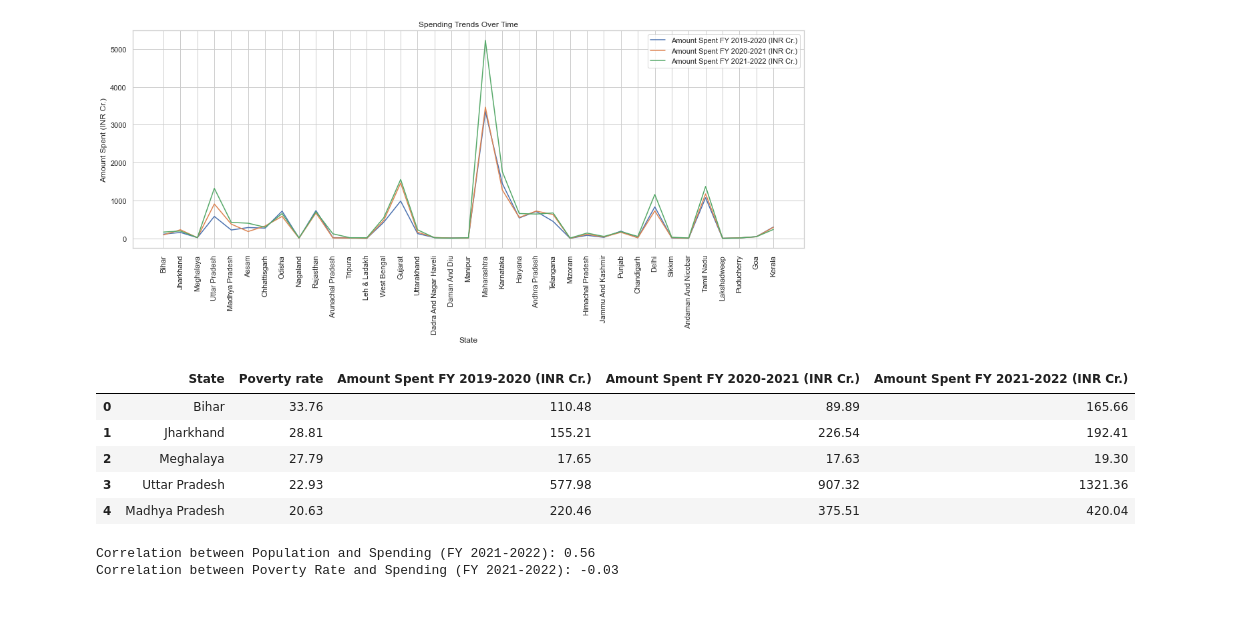
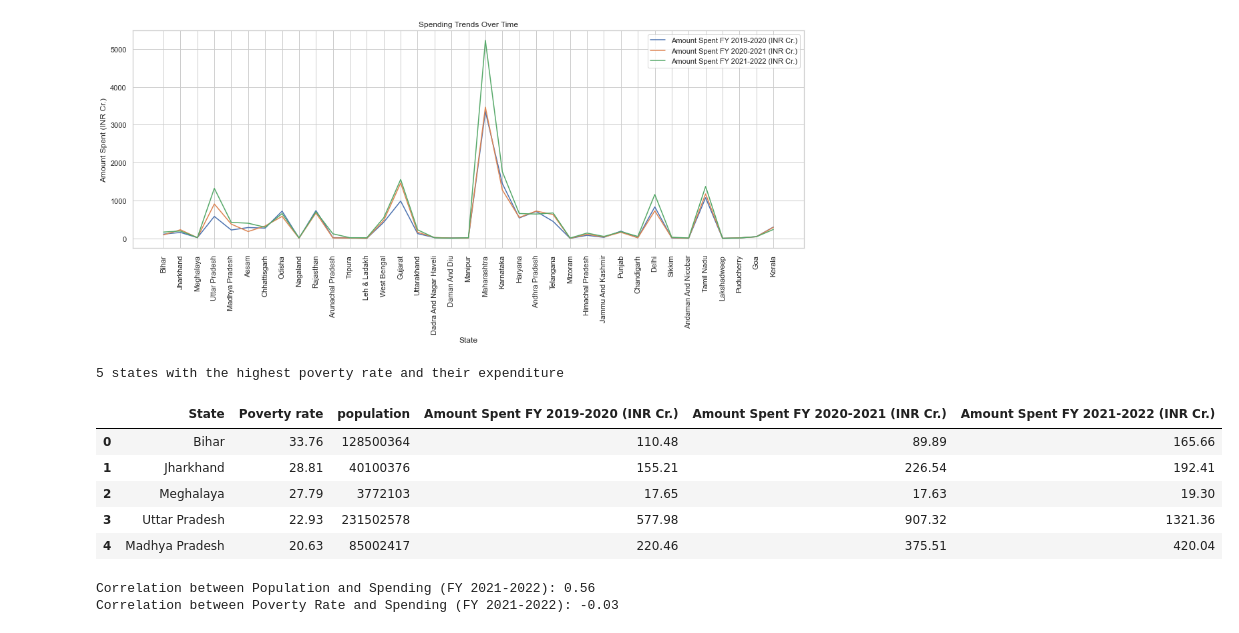
Before and after one commit to DaanMatch/wiki, a Jupyter notebook: _sources/stateWiseView/StateWiseView.ipynb, the cells around one changed output. Drawn from its saved outputs; the diff is of its cells as text; code cells hidden in the pictures.

```diff
--- a/_sources/stateWiseView/StateWiseView.ipynb
+++ b/_sources/stateWiseView/StateWiseView.ipynb
@@ -69,25 +69,27 @@ plt.show()
 # %%
 # Sort the data by poverty rate in descending order
 sorted_data = data.sort_values(by='Poverty rate', ascending=False)
 
 # Get the top 5 states with the highest poverty rates
 top_5_states = sorted_data.head(5)
 
 # Extract the columns for expenditures per year
 expenditure_columns = ['Amount Spent FY 2019-2020 (INR Cr.)', 'Amount Spent FY 2020-2021 (INR Cr.)', 'Amount Spent FY 2021-2022 (INR Cr.)']
 
 # Create a DataFrame with the top 5 states and their corresponding expenditures for each year
-result_df = top_5_states[['State', 'Poverty rate'] + expenditure_columns]
+result_df = top_5_states[['State', 'Poverty rate', 'population'] + expenditure_columns]
 
 # Display the DataFrame
+print("5 states with the highest poverty rate and their expenditure")
 result_df
 # %% [output]
+5 states with the highest poverty rate and their expenditure
-|  | State | Poverty rate | Amount Spent FY 2019-2020 (INR Cr.) | Amount Spent FY 2020-2021 (INR Cr.) | Amount Spent FY 2021-2022 (INR Cr.) |
-| 0 | Bihar | 33.76 | 110.48 | 89.89 | 165.66 |
-| 1 | Jharkhand | 28.81 | 155.21 | 226.54 | 192.41 |
-| 2 | Meghalaya | 27.79 | 17.65 | 17.63 | 19.30 |
-| 3 | Uttar Pradesh | 22.93 | 577.98 | 907.32 | 1321.36 |
-| 4 | Madhya Pradesh | 20.63 | 220.46 | 375.51 | 420.04 |
+|  | State | Poverty rate | population | Amount Spent FY 2019-2020 (INR Cr.) | Amount Spent FY 2020-2021 (INR Cr.) | Amount Spent FY 2021-2022 (INR Cr.) |
+| 0 | Bihar | 33.76 | 128500364 | 110.48 | 89.89 | 165.66 |
+| 1 | Jharkhand | 28.81 | 40100376 | 155.21 | 226.54 | 192.41 |
+| 2 | Meghalaya | 27.79 | 3772103 | 17.65 | 17.63 | 19.30 |
+| 3 | Uttar Pradesh | 22.93 | 231502578 | 577.98 | 907.32 | 1321.36 |
+| 4 | Madhya Pradesh | 20.63 | 85002417 | 220.46 | 375.51 | 420.04 |
 # %%
 # Calculate the correlation between Population and Spending (FY 2021-2022)
 population_spending_corr = data['population'].corr(data['Amount Spent FY 2021-2022 (INR Cr.)'])
```
Also changed, not shown: 2 other files.
